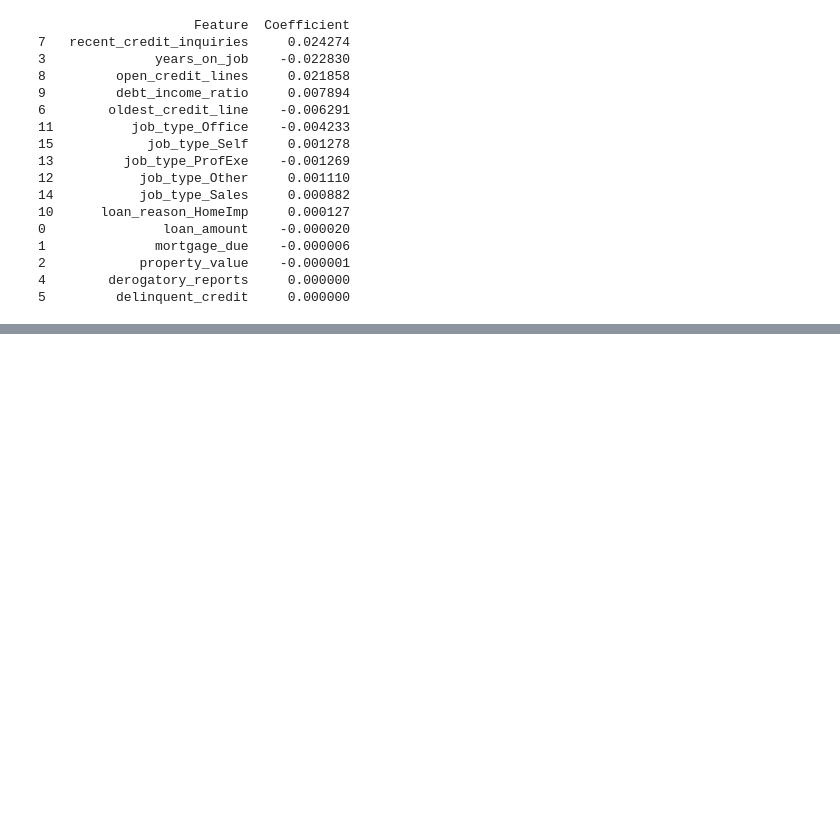
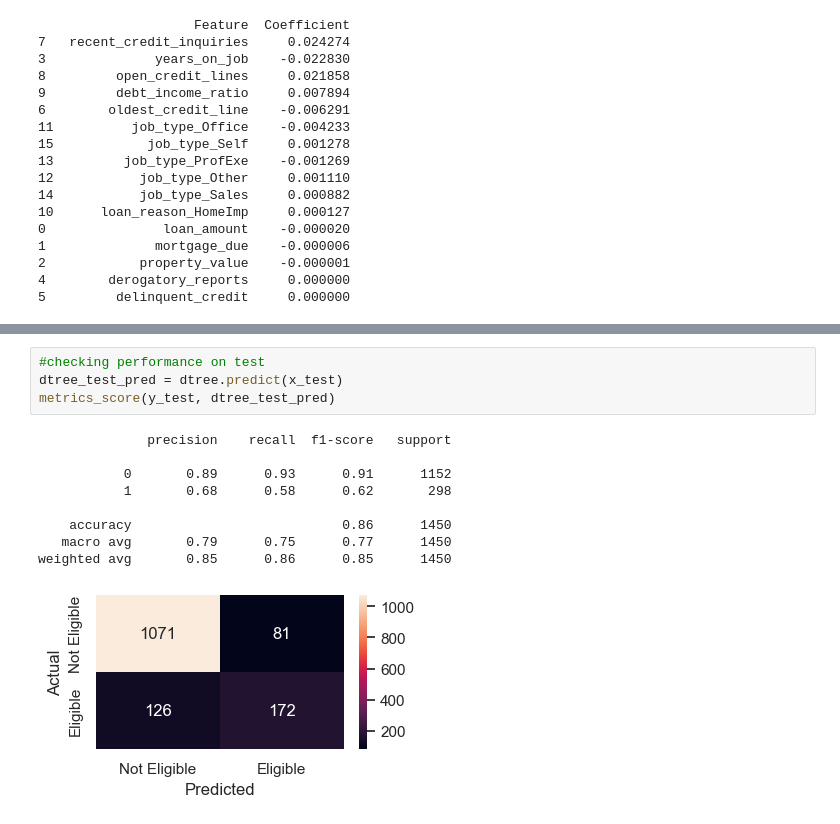
Before and after one commit to Alfredo2212/credit_risk-240625, a Jupyter notebook: credit_risk_240625.ipynb, the cells around one changed output, grey strips where cells are left out. Saved outputs shown, nothing was run; the diff lists cells and outputs as text; blank space fills up the shorter version.

```diff
--- a/credit_risk_240625.ipynb
+++ b/credit_risk_240625.ipynb
@@ -308,0 +333,14 @@ print(coefficients)
+# %%
+#checking performance on test
+dtree_test_pred = dtree.predict(x_test)
+metrics_score(y_test, dtree_test_pred)
+# %% [output]
+              precision    recall  f1-score   support
+
+           0       0.89      0.93      0.91      1152
+           1       0.68      0.58      0.62       298
+
+    accuracy                           0.86      1450
+   macro avg       0.79      0.75      0.77      1450
+weighted avg       0.85      0.86      0.85      1450
+[figure, added]
```
Also changed, not shown: parts of 5 cells of this notebook.
